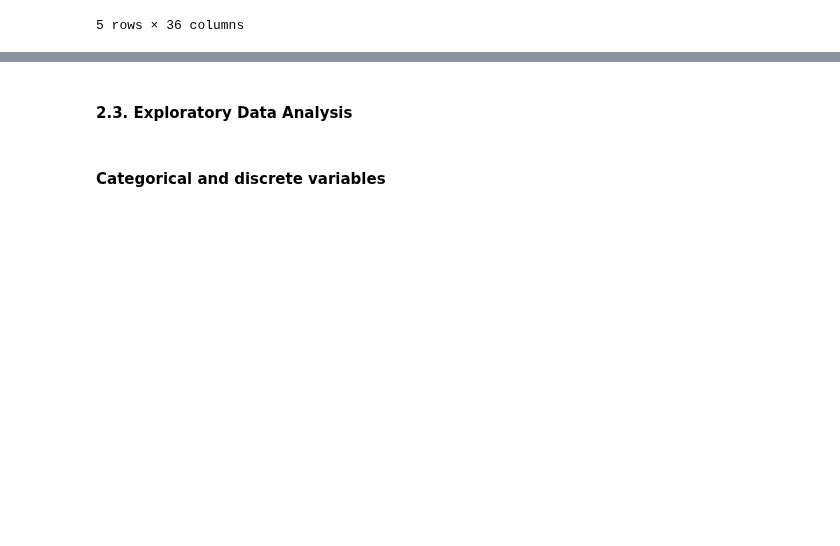
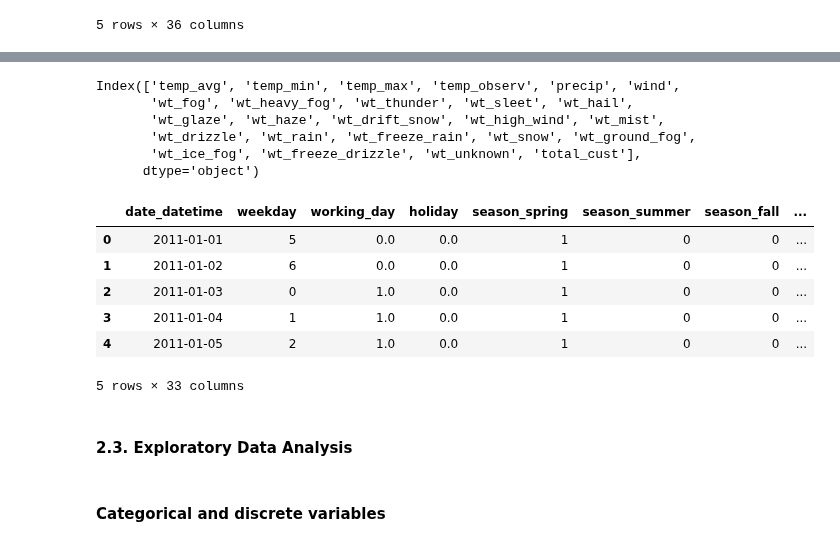
Before and after one commit to julianikulski/bike-sharing, a Jupyter notebook: bike-sharing-demand.ipynb, the cells around one changed output, grey strips where cells are left out. Cells and saved outputs as stored; diff of their text form; code cells hidden in the pictures; blank space fills up the shorter version.

Commit message:
feat: Drop unnecessary columns and sort columns in bike_df

```diff
--- a/bike-sharing-demand.ipynb
+++ b/bike-sharing-demand.ipynb
@@ -454,3 +456,36 @@ bike_df.head()
+# %%
+# Dropping date, registered and casual features because this is in string format
+bike_df.drop(columns=['date', 'registered', 'casual'], inplace=True)
+# %%
+columns_bike = bike_df.columns[:-8]
+columns_bike
+# %% [output]
+Index(['temp_avg', 'temp_min', 'temp_max', 'temp_observ', 'precip', 'wind',
+       'wt_fog', 'wt_heavy_fog', 'wt_thunder', 'wt_sleet', 'wt_hail',
+       'wt_glaze', 'wt_haze', 'wt_drift_snow', 'wt_high_wind', 'wt_mist',
+       'wt_drizzle', 'wt_rain', 'wt_freeze_rain', 'wt_snow', 'wt_ground_fog',
+       'wt_ice_fog', 'wt_freeze_drizzle', 'wt_unknown', 'total_cust'],
+      dtype='object')
+# %%
+# Sorting the features
+cols = list(bike_df.columns.values)
+sorted_cols = ['date_datetime', 'weekday', 'working_day', 'holiday', 'season_spring',
+                   'season_summer', 'season_fall', 'season_winter']
+
+for col in sorted_cols:
+    cols.pop(cols.index(col))
+
+bike_df = bike_df[sorted_cols+cols]
+# %%
+bike_df.head()
+# %% [output]
+|  | date_datetime | weekday | working_day | holiday | season_spring | season_summer | season_fall | ... |
+| 0 | 2011-01-01 | 5 | 0.0 | 0.0 | 1 | 0 | 0 | ... |
+| 1 | 2011-01-02 | 6 | 0.0 | 0.0 | 1 | 0 | 0 | ... |
+| 2 | 2011-01-03 | 0 | 1.0 | 0.0 | 1 | 0 | 0 | ... |
+| 3 | 2011-01-04 | 1 | 1.0 | 0.0 | 1 | 0 | 0 | ... |
+| 4 | 2011-01-05 | 2 | 1.0 | 0.0 | 1 | 0 | 0 | ... |
+5 rows × 33 columns
 # %% [markdown]
 #### 2.3. Exploratory Data Analysis
 # %% [markdown]
```
Also changed, not shown: parts of 29 cells of this notebook.
